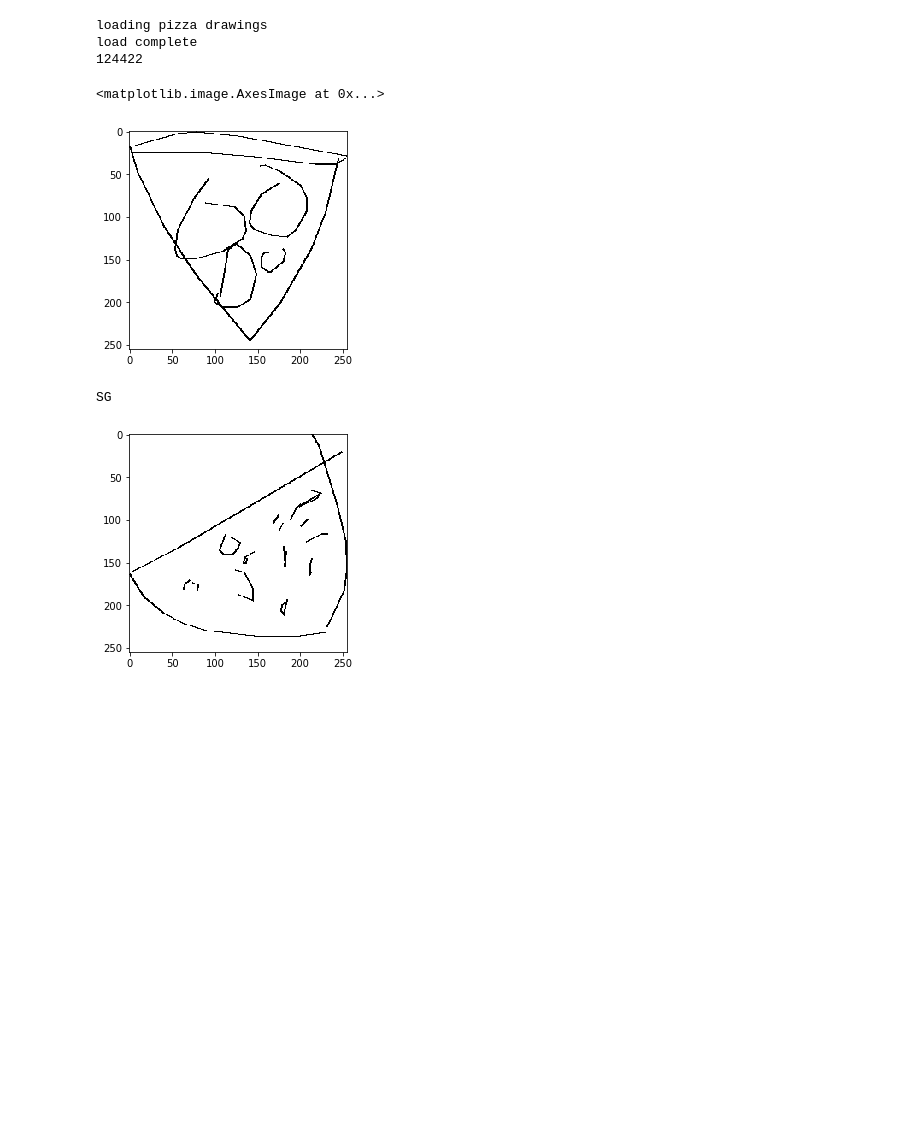
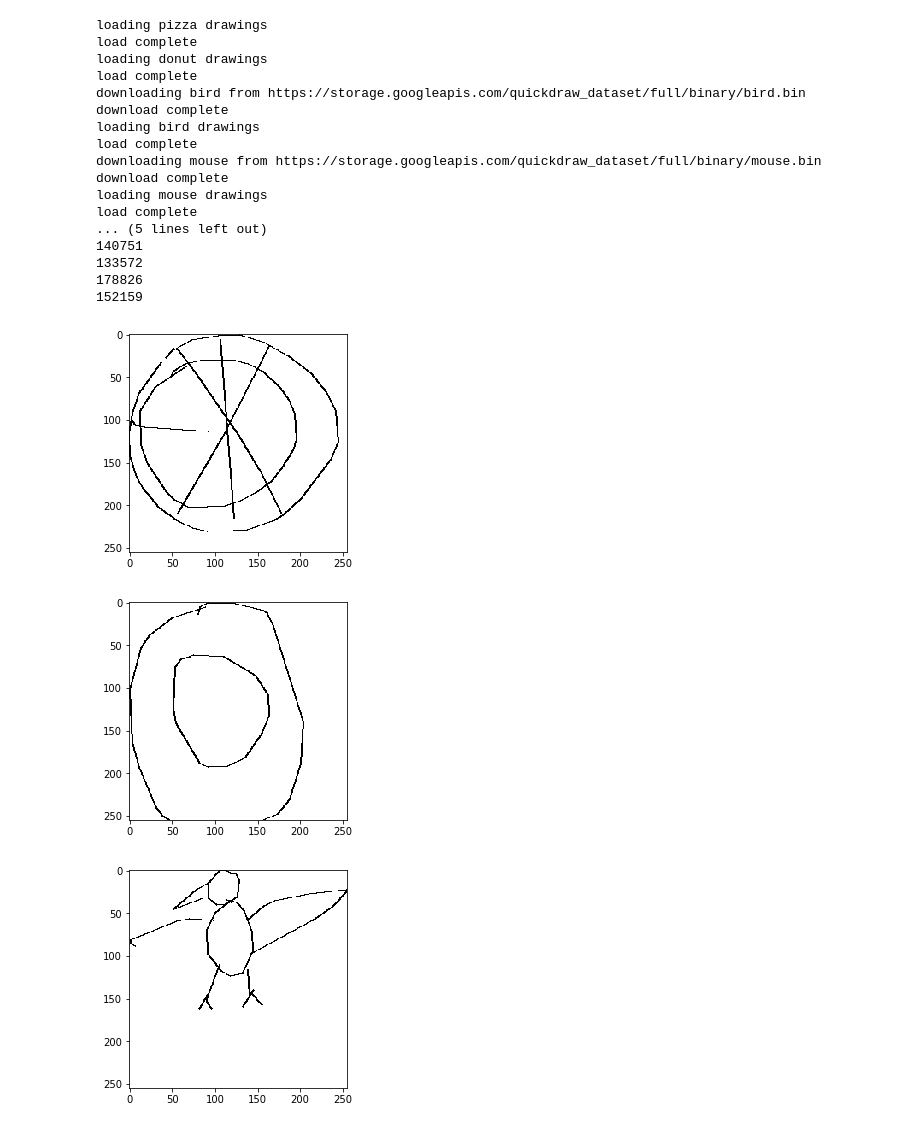
Before and after one commit to pblankley/generative-tshirts, a Jupyter notebook: generative_pizza.ipynb, the cells around one changed output. Saved outputs shown, nothing was run; the diff lists cells and outputs as text; code cells hidden in the pictures; blank space fills up the shorter version.

```diff
--- a/generative_pizza.ipynb
+++ b/generative_pizza.ipynb
@@ -86,19 +6,0 @@ b'US'
-# %%
-from quickdraw import QuickDrawDataGroup
-
-pizzas = QuickDrawDataGroup("pizza", max_drawings=124422)
-print(pizzas.drawing_count)
-plt.imshow(pizzas.get_drawing().image)
-# %% [output]
-loading pizza drawings
-load complete
-124422
-<matplotlib.image.AxesImage at 0x...>
-[figure, removed]
-# %%
-for drawing in pizzas.drawings:
-    plt.imshow(drawing.image)
-    break
-# %% [output]
-SG
-[figure, removed]
@@ -107,0 +7,47 @@ codes = [d.countrycode for d in pizzas.drawings]
+# %%
+# Get data
+pizzas = QuickDrawDataGroup("pizza", max_drawings=None)
+bagels = QuickDrawDataGroup("donut", max_drawings=None)
+pigeons = QuickDrawDataGroup("bird", max_drawings=None)
+rats = QuickDrawDataGroup("mouse", max_drawings=None)
+dogs = QuickDrawDataGroup("dog", max_drawings=None)
+
+# Print counts
+print(pizzas.drawing_count)
+print(bagels.drawing_count)
+print(pigeons.drawing_count)
+print(rats.drawing_count)
+print(dogs.drawing_count)
+
+# Plot images
+plt.imshow(pizzas.get_drawing().image)
+plt.show()
+plt.imshow(bagels.get_drawing().image)
+plt.show()
+plt.imshow(pigeons.get_drawing().image)
+plt.show()
+plt.imshow(rats.get_drawing().image)
+plt.show()
+plt.imshow(dogs.get_drawing().image)
+plt.show()
+# %% [output]
+loading pizza drawings
+load complete
+loading donut drawings
+load complete
+downloading bird from https://storage.googleapis.com/quickdraw_dataset/full/binary/bird.bin
+download complete
+loading bird drawings
+load complete
+downloading mouse from https://storage.googleapis.com/quickdraw_dataset/full/binary/mouse.bin
+download complete
+loading mouse drawings
+load complete
+... (5 lines left out)
+140751
+133572
+178826
+152159
+[figure, added]
+[figure, added]
+[figure, added]
```
Also changed, not shown: parts of 8 cells of this notebook, 5 other files.
